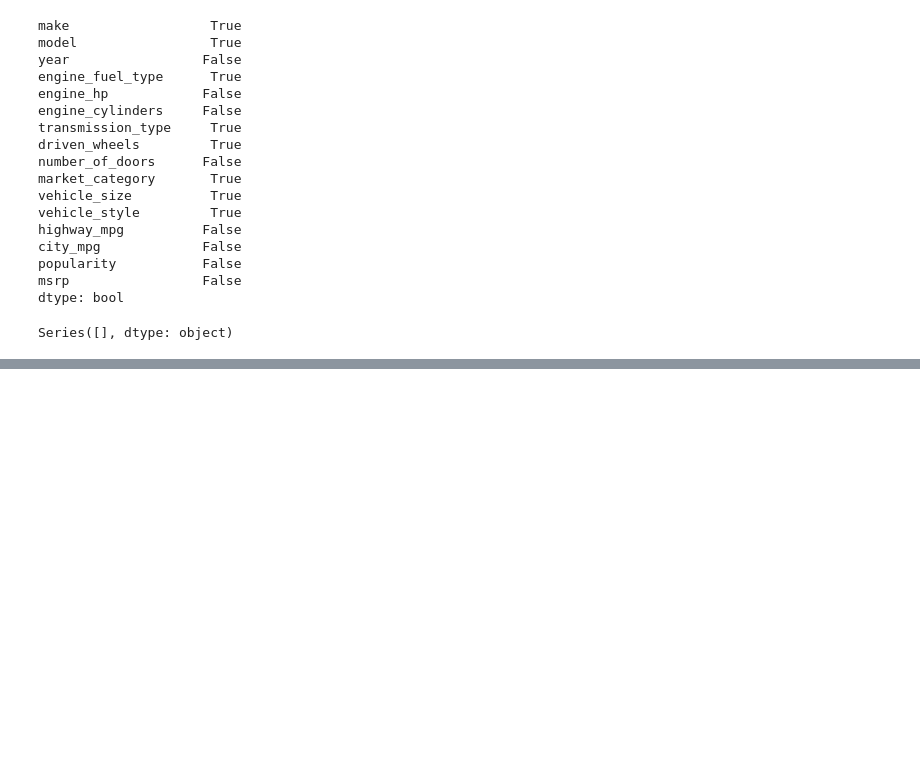
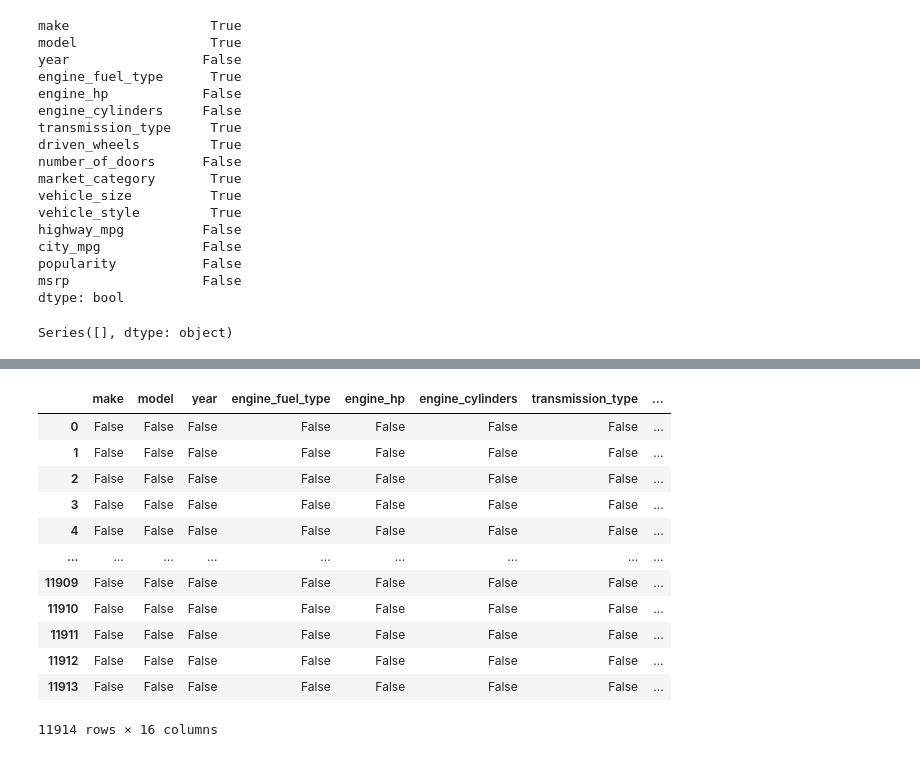
Before and after one commit to tarae3ar/ML, a Jupyter notebook: 02-regression/1-2-3.ipynb, the cells around one changed output, grey strips where cells are left out. Cells and saved outputs as stored; diff of their text form; code cells hidden in the pictures; blank space fills up the shorter version.

```diff
--- a/02-regression/1-2-3.ipynb
+++ b/02-regression/1-2-3.ipynb
@@ -183,0 +306,18 @@ dtype: object
+# %%
+# non = not a number ( missing value in pandas ) , we can use the isna() method to check for missing values in a column or in the whole dataframe.
+# we can also use isnull() method to check for missing values in a column or in the whole dataframe. isna() and isnull() are the same thing, just different names for the same method.
+df.isnull()
+# %% [output]
+|  | make | model | year | engine_fuel_type | engine_hp | engine_cylinders | transmission_type | ... |
+| 0 | False | False | False | False | False | False | False | ... |
+| 1 | False | False | False | False | False | False | False | ... |
+| 2 | False | False | False | False | False | False | False | ... |
+| 3 | False | False | False | False | False | False | False | ... |
+| 4 | False | False | False | False | False | False | False | ... |
+| ... | ... | ... | ... | ... | ... | ... | ... | ... |
+| 11909 | False | False | False | False | False | False | False | ... |
+| 11910 | False | False | False | False | False | False | False | ... |
+| 11911 | False | False | False | False | False | False | False | ... |
+| 11912 | False | False | False | False | False | False | False | ... |
+| 11913 | False | False | False | False | False | False | False | ... |
+11914 rows × 16 columns
```
Also changed, not shown: parts of 16 cells of this notebook, 4 other files.
